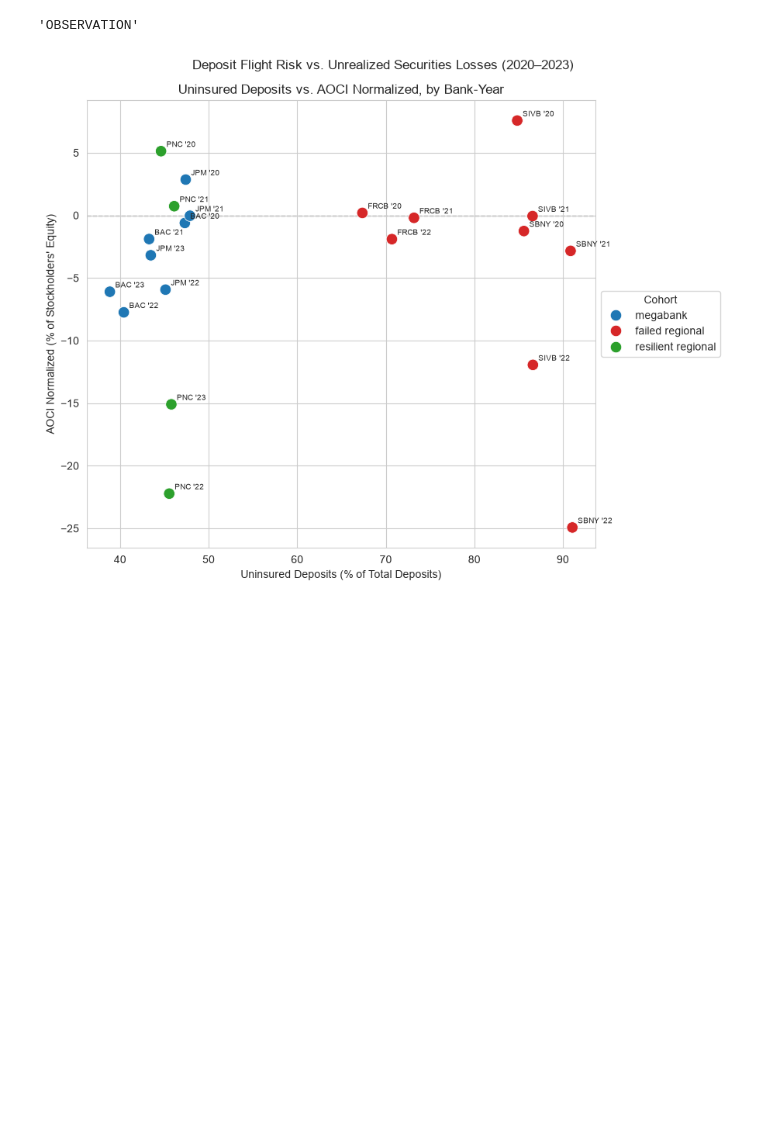
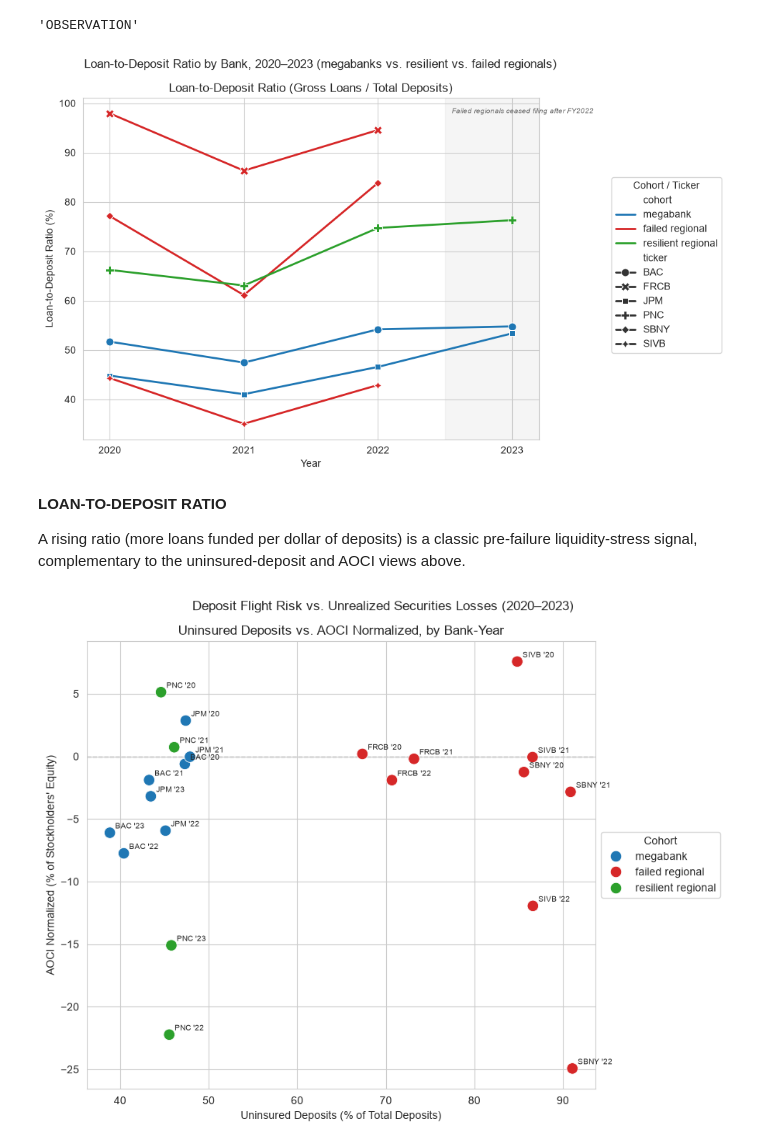
Before and after one commit to odrive881/bank-failure-analysis, a Jupyter notebook: data_analysis.ipynb, the cells around one changed output. Cells and saved outputs as stored; diff of their text form; code cells hidden in the pictures; blank space fills up the shorter version.

```diff
--- a/data_analysis.ipynb
+++ b/data_analysis.ipynb
@@ -692,3 +697,40 @@ plt.show()
+# %%
+"""LOAN-TO-DEPOSIT RATIO TRENDS (2020-2023), by bank, colored by cohort"""
+fig, ax = plt.subplots(1, 1, figsize=(8, 6))
+
+sns.lineplot(
+    data=master,
+    x="year",
+    y="loan_to_deposit_ratio",
+    hue="cohort",
+    style="ticker",
+    palette=cohort_palette,
+    markers=True,
+    dashes=False,
+    markersize=8,
+    linewidth=2,
+    ax=ax,
+)
+ax.set_title("Loan-to-Deposit Ratio (Gross Loans / Total Deposits)")
+ax.set_xlabel("Year")
+ax.set_ylabel("Loan-to-Deposit Ratio (%)")
+ax.set_xticks([2020, 2021, 2022, 2023])
+ax.set_xlim(2019.8, 2023.2)
+flag_unbalanced_panel(ax)
+
+handles, labels = ax.get_legend_handles_labels()
+ax.legend_.remove()
+fig.legend(handles, labels, loc="center left", bbox_to_anchor=(1.0, 0.5), title="Cohort / Ticker")
+
+fig.suptitle("Loan-to-Deposit Ratio by Bank, 2020–2023 (megabanks vs. resilient vs. failed regionals)")
+plt.tight_layout()
+plt.show()
+# %% [output]
+[figure, added]
+# %% [markdown]
+**LOAN-TO-DEPOSIT RATIO**
+
+ A rising ratio (more loans funded per dollar of deposits) is a classic pre-failure liquidity-stress signal, complementary to the uninsured-deposit and AOCI views above.
 # %%
 """UNINSURED DEPOSIT % vs AOCI NORMALIZED, one point per bank per year, colored by cohort"""
 scatter_df = master.dropna(subset=["uninsured_deposit_percent", "AOCI normalized"])
```
Also changed, not shown: parts of 12 cells of this notebook, 30 other files.
